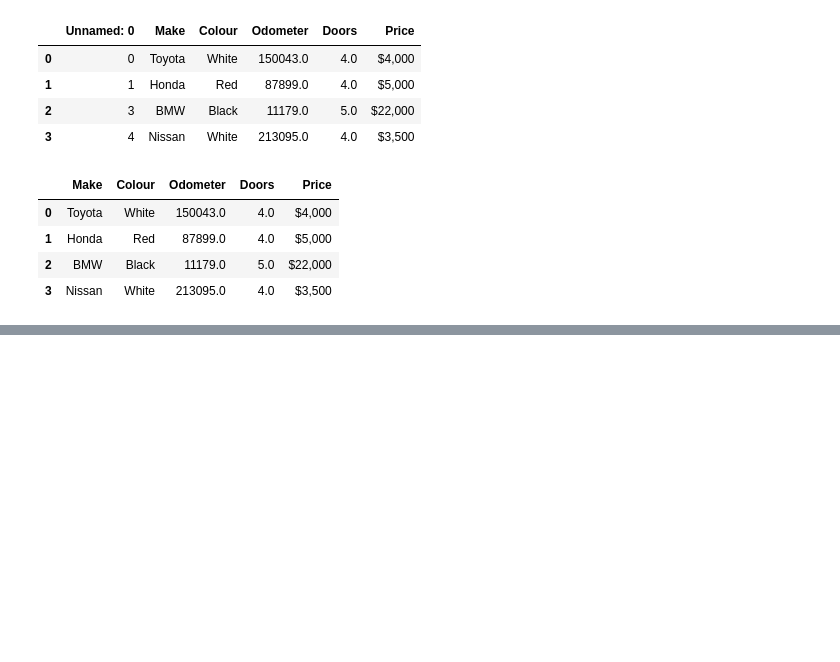
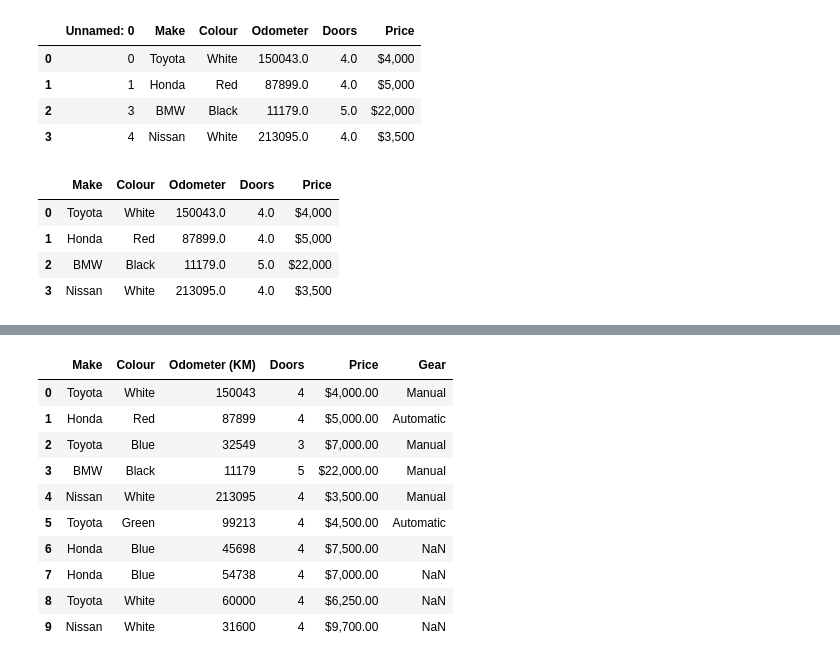
Before and after one commit to ArunJayan/MLLearning, a Jupyter notebook: pandas/pandas1.ipynb, the cells around one changed output, grey strips where cells are left out. Saved outputs shown, nothing was run; the diff lists cells and outputs as text; code cells hidden in the pictures; blank space fills up the shorter version.

Commit message:
Adding new column

```diff
--- a/pandas/pandas1.ipynb
+++ b/pandas/pandas1.ipynb
@@ -626,3 +627,7 @@ newcsv
 | 1 | Honda | Red | 87899.0 | 4.0 | $5,000 |
 | 2 | BMW | Black | 11179.0 | 5.0 | $22,000 |
 | 3 | Nissan | White | 213095.0 | 4.0 | $3,500 |
+# %%
+# creating new column
+car_sales_data = pd.read_csv("data/car-sales.csv")
+car_sales_data
@@ -628,0 +646,21 @@ newcsv
+# %%
+#Now crea a new column called Gear
+#It's describe the particular car has automatic gear system / manual gear system
+GearColumn = pd.Series(["Manual","Automatic","Manual","Manual","Manual","Automatic"])
+#Now we can add this to the car_sales_data
+car_sales_data["Gear"] = GearColumn
+# if the newly added column total element no is less than the total no of rows of the sales_data table
+# then Nan values will be filled in the new columns
+car_sales_data
+# %% [output]
+|  | Make | Colour | Odometer (KM) | Doors | Price | Gear |
+| 0 | Toyota | White | 150043 | 4 | $4,000.00 | Manual |
+| 1 | Honda | Red | 87899 | 4 | $5,000.00 | Automatic |
+| 2 | Toyota | Blue | 32549 | 3 | $7,000.00 | Manual |
+| 3 | BMW | Black | 11179 | 5 | $22,000.00 | Manual |
+| 4 | Nissan | White | 213095 | 4 | $3,500.00 | Manual |
+| 5 | Toyota | Green | 99213 | 4 | $4,500.00 | Automatic |
+| 6 | Honda | Blue | 45698 | 4 | $7,500.00 | NaN |
+| 7 | Honda | Blue | 54738 | 4 | $7,000.00 | NaN |
+| 8 | Toyota | White | 60000 | 4 | $6,250.00 | NaN |
+| 9 | Nissan | White | 31600 | 4 | $9,700.00 | NaN |
```
Also changed, not shown: parts of 2 cells of this notebook.
